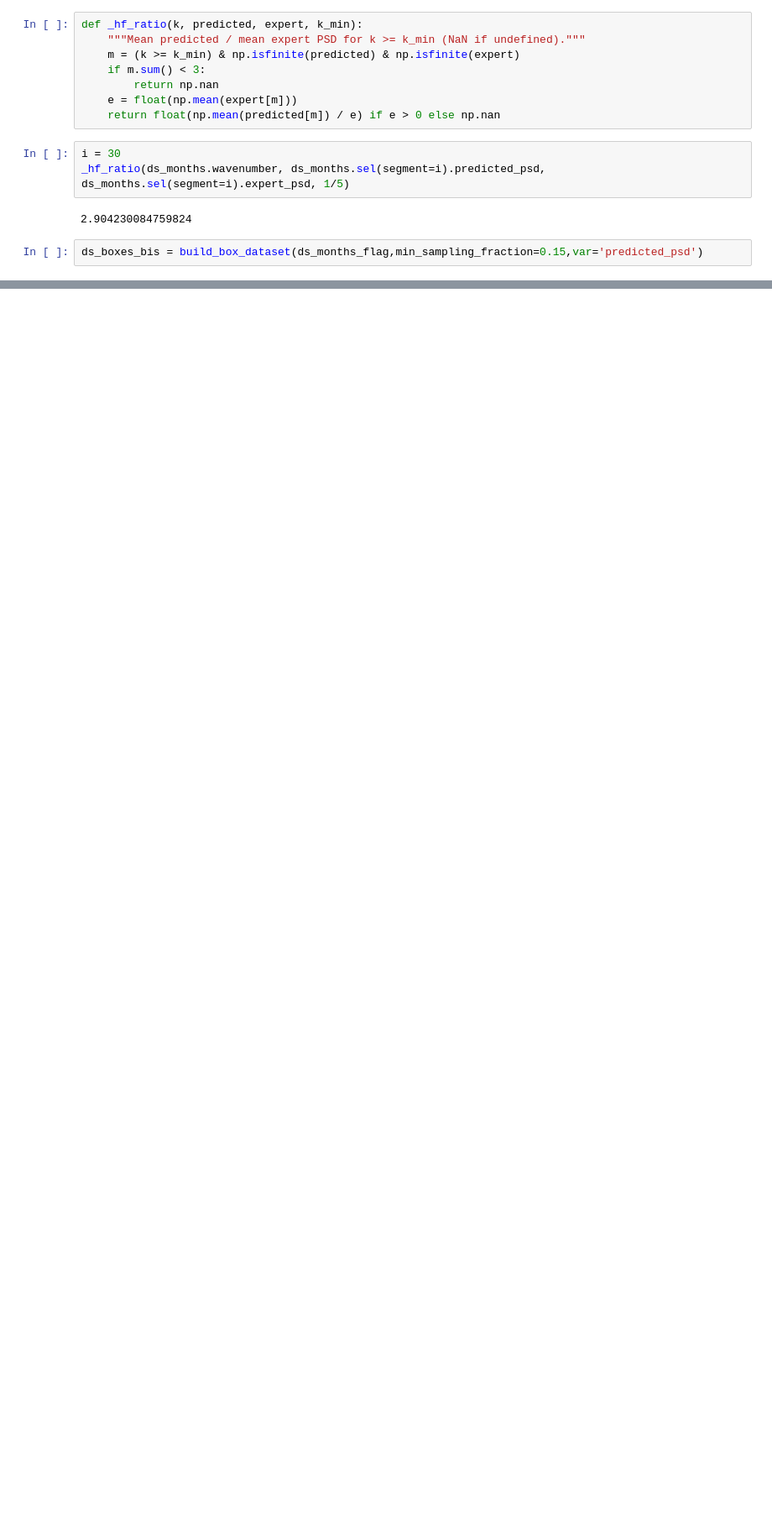
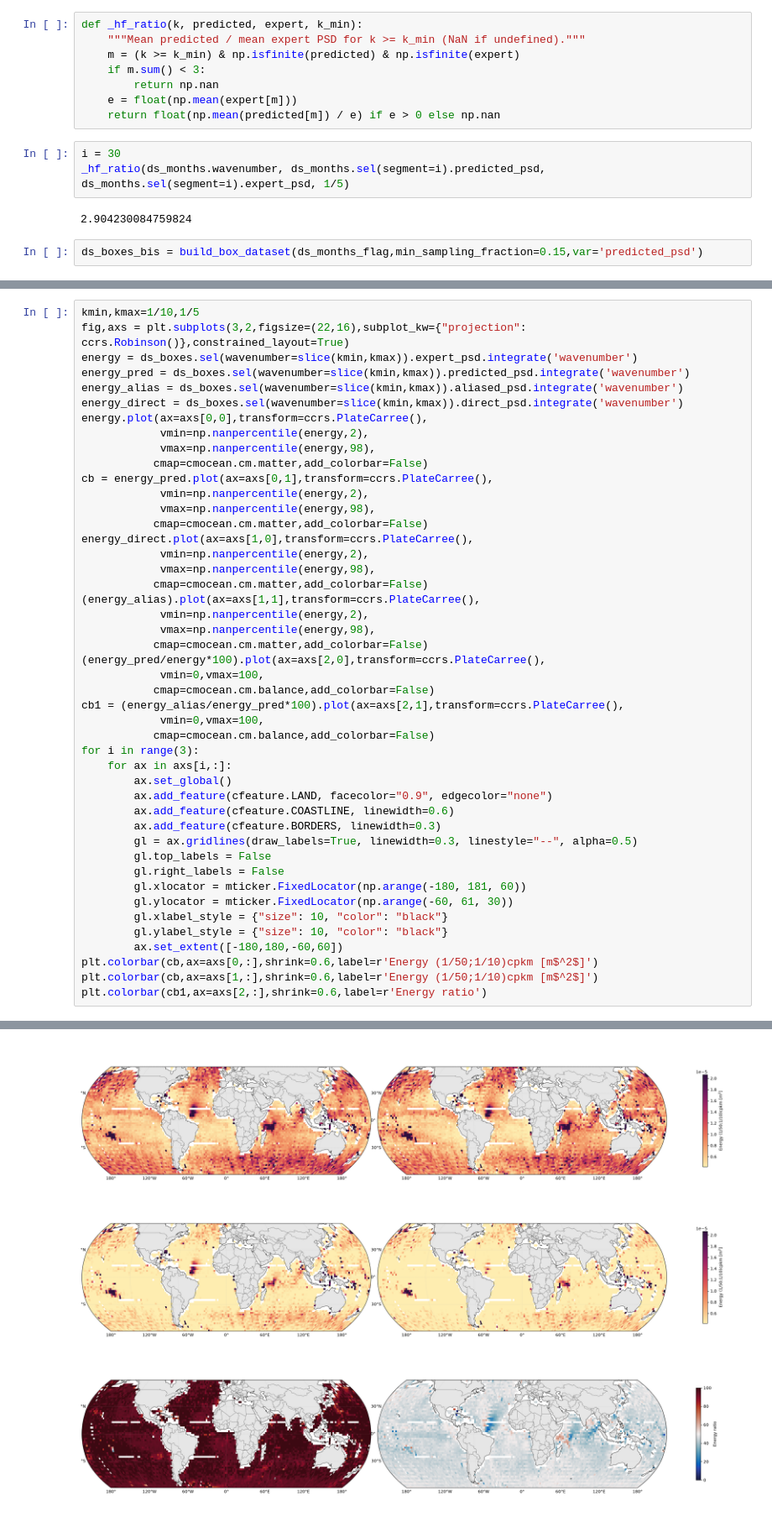
Before and after one commit to zcasparco/SWOT_UHH, a Jupyter notebook: Paper/expert_aliased_figures.ipynb, the cells around one changed output, grey strips where cells are left out. Shown at 84% size. Saved outputs shown, nothing was run; the diff lists cells and outputs as text; blank space fills up the shorter version.

```diff
--- a/Paper/expert_aliased_figures.ipynb
+++ b/Paper/expert_aliased_figures.ipynb
@@ -547,0 +477,47 @@ ValueError: too many values to unpack (expected 2)
+# %%
+kmin,kmax=1/10,1/5
+fig,axs = plt.subplots(3,2,figsize=(22,16),subplot_kw={"projection": ccrs.Robinson()},constrained_layout=True)
+energy = ds_boxes.sel(wavenumber=slice(kmin,kmax)).expert_psd.integrate('wavenumber')
+energy_pred = ds_boxes.sel(wavenumber=slice(kmin,kmax)).predicted_psd.integrate('wavenumber')
+energy_alias = ds_boxes.sel(wavenumber=slice(kmin,kmax)).aliased_psd.integrate('wavenumber')
+energy_direct = ds_boxes.sel(wavenumber=slice(kmin,kmax)).direct_psd.integrate('wavenumber')
+energy.plot(ax=axs[0,0],transform=ccrs.PlateCarree(),
+            vmin=np.nanpercentile(energy,2),
+            vmax=np.nanpercentile(energy,98),
+           cmap=cmocean.cm.matter,add_colorbar=False)
+cb = energy_pred.plot(ax=axs[0,1],transform=ccrs.PlateCarree(),
+            vmin=np.nanpercentile(energy,2),
+            vmax=np.nanpercentile(energy,98),
+           cmap=cmocean.cm.matter,add_colorbar=False)
+energy_direct.plot(ax=axs[1,0],transform=ccrs.PlateCarree(),
+            vmin=np.nanpercentile(energy,2),
+            vmax=np.nanpercentile(energy,98),
+           cmap=cmocean.cm.matter,add_colorbar=False)
+(energy_alias).plot(ax=axs[1,1],transform=ccrs.PlateCarree(),
+            vmin=np.nanpercentile(energy,2),
+            vmax=np.nanpercentile(energy,98),
+           cmap=cmocean.cm.matter,add_colorbar=False)
+(energy_pred/energy*100).plot(ax=axs[2,0],transform=ccrs.PlateCarree(),
+            vmin=0,vmax=100,
+           cmap=cmocean.cm.balance,add_colorbar=False)
+cb1 = (energy_alias/energy_pred*100).plot(ax=axs[2,1],transform=ccrs.PlateCarree(),
+            vmin=0,vmax=100,
+           cmap=cmocean.cm.balance,add_colorbar=False)
+for i in range(3):
+    for ax in axs[i,:]:
+        ax.set_global()
+        ax.add_feature(cfeature.LAND, facecolor="0.9", edgecolor="none")
+        ax.add_feature(cfeature.COASTLINE, linewidth=0.6)
+        ax.add_feature(cfeature.BORDERS, linewidth=0.3)
+        gl = ax.gridlines(draw_labels=True, linewidth=0.3, linestyle="--", alpha=0.5)
+        gl.top_labels = False
+        gl.right_labels = False
+        gl.xlocator = mticker.FixedLocator(np.arange(-180, 181, 60))
+        gl.ylocator = mticker.FixedLocator(np.arange(-60, 61, 30))
+        gl.xlabel_style = {"size": 10, "color": "black"}
+        gl.ylabel_style = {"size": 10, "color": "black"}
+        ax.set_extent([-180,180,-60,60])
+plt.colorbar(cb,ax=axs[0,:],shrink=0.6,label=r'Energy (1/50;1/10)cpkm [m$^2$]')
+plt.colorbar(cb,ax=axs[1,:],shrink=0.6,label=r'Energy (1/50;1/10)cpkm [m$^2$]')
+plt.colorbar(cb1,ax=axs[2,:],shrink=0.6,label=r'Energy ratio')
+# %% [output]
@@ -547,0 +525 @@ ValueError: too many values to unpack (expected 2)
+[figure, added]
```
Also changed, not shown: parts of 17 cells of this notebook, 1 other file.
